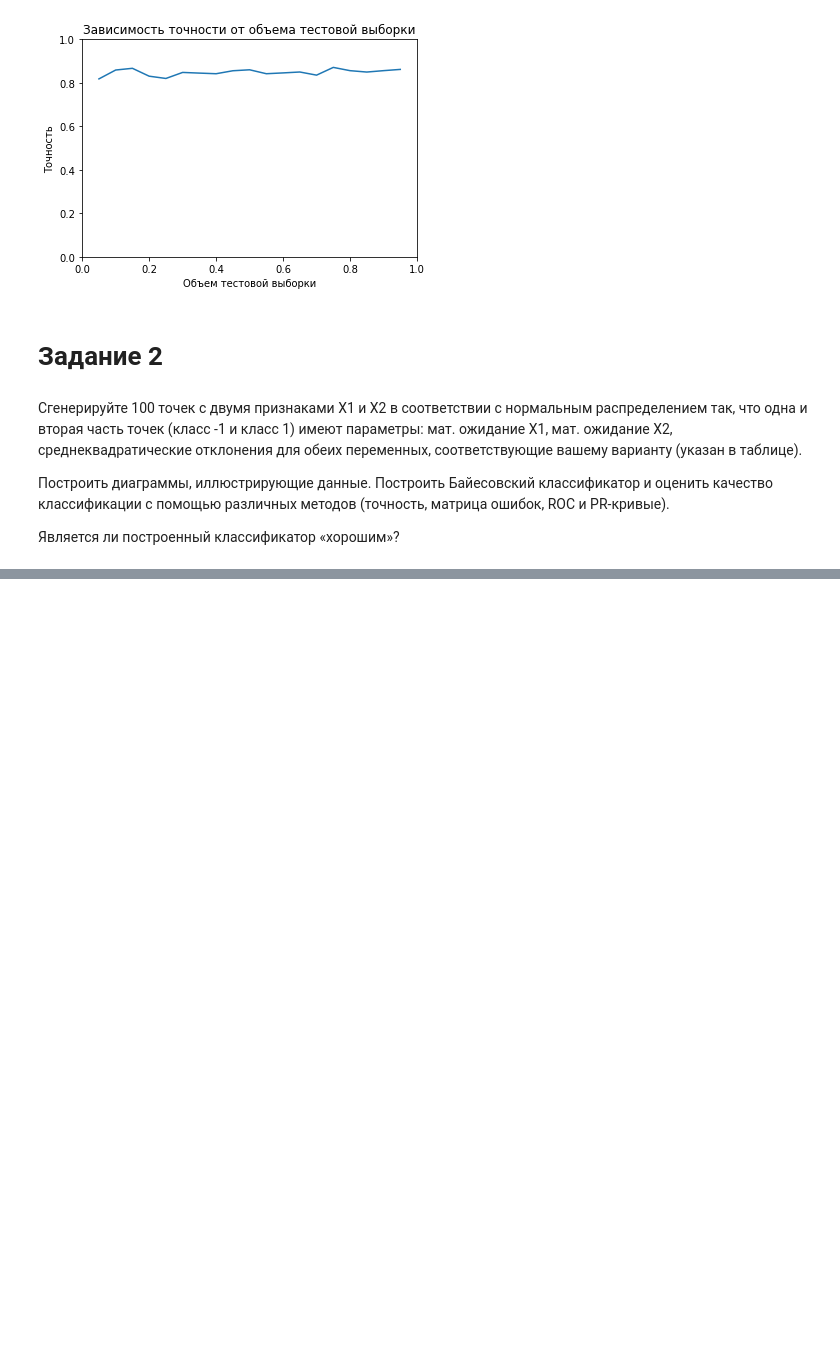
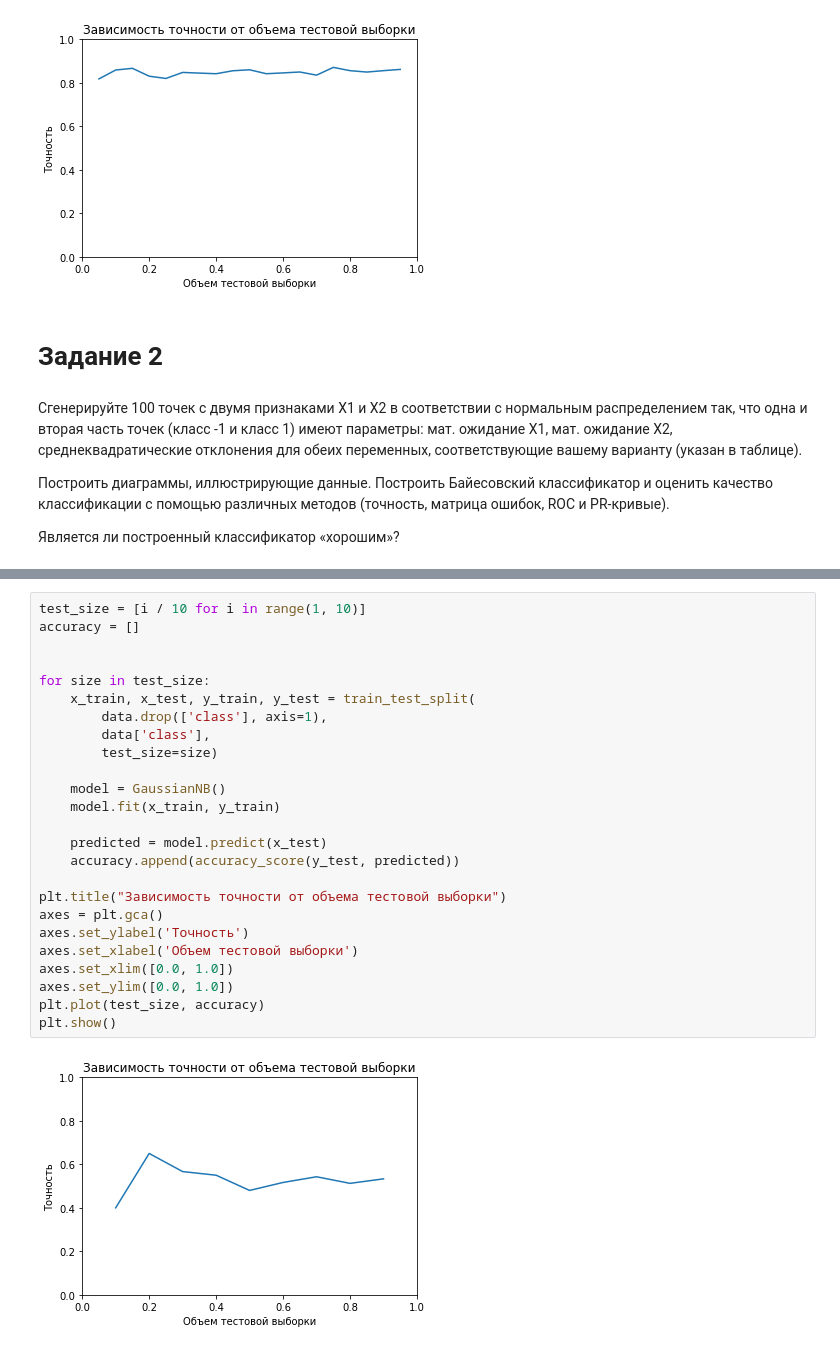
Before and after one commit to dumaevrinat/machine_learning_labs, a Jupyter notebook: Lab 1 Classification.ipynb, the cells around one changed output, grey strips where cells are left out. Drawn from its saved outputs; the diff is of its cells as text; blank space fills up the shorter version.

```diff
--- a/Lab 1 Classification.ipynb
+++ b/Lab 1 Classification.ipynb
@@ -121,0 +169,27 @@ plt.show()
+# %%
+test_size = [i / 10 for i in range(1, 10)]
+accuracy = []
+
+
+for size in test_size:
+    x_train, x_test, y_train, y_test = train_test_split(
+        data.drop(['class'], axis=1),
+        data['class'],
+        test_size=size)
+
+    model = GaussianNB()
+    model.fit(x_train, y_train)
+
+    predicted = model.predict(x_test)
+    accuracy.append(accuracy_score(y_test, predicted))
+
+plt.title("Зависимость точности от объема тестовой выборки")
+axes = plt.gca()
+axes.set_ylabel('Точность')
+axes.set_xlabel('Объем тестовой выборки')
+axes.set_xlim([0.0, 1.0])
+axes.set_ylim([0.0, 1.0])
+plt.plot(test_size, accuracy)
+plt.show()
+# %% [output]
+[figure, added]
```
Also changed, not shown: parts of 10 cells of this notebook.
